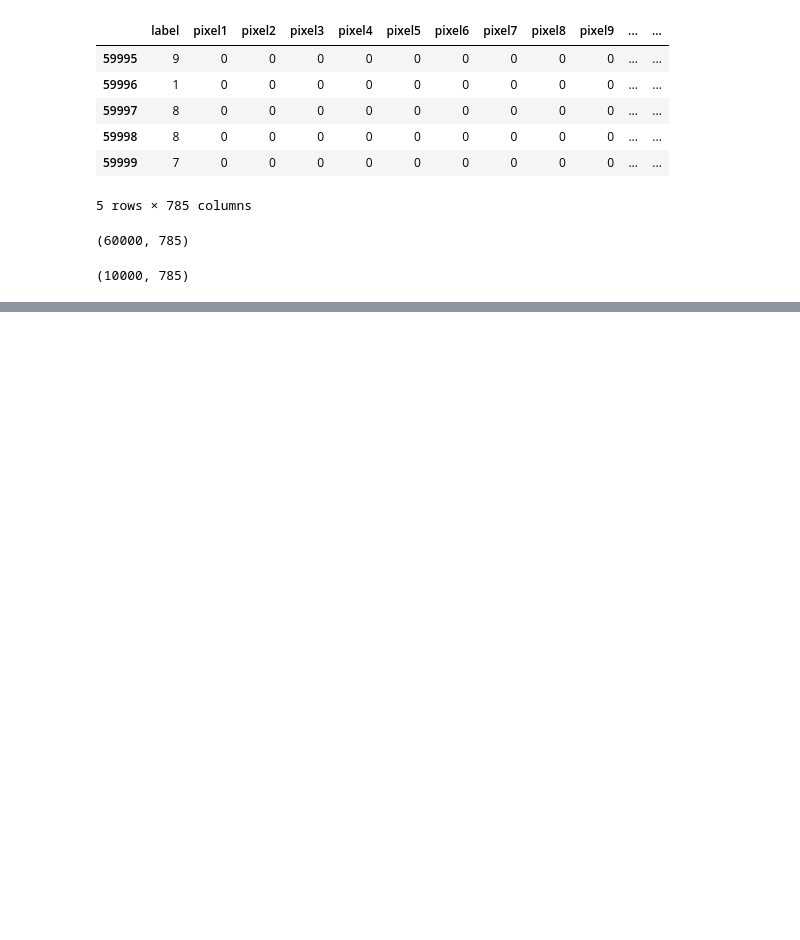
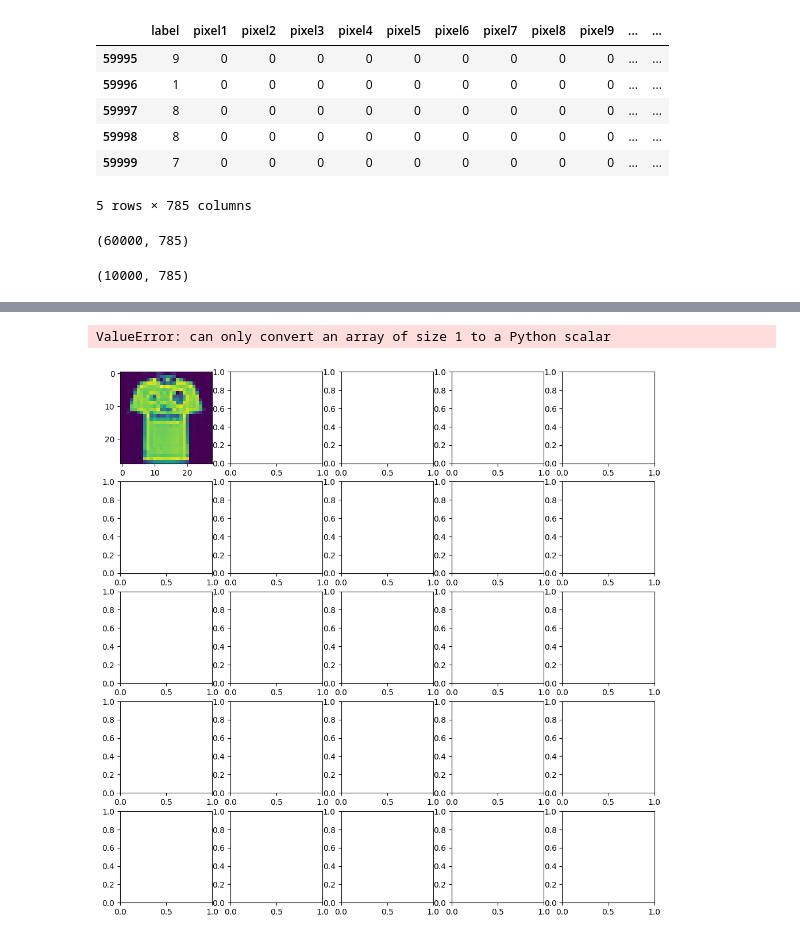
Before and after one commit to astro648/My-AI, a Jupyter notebook: Fashion Classification/FashionClassification.ipynb, the cells around one changed output, grey strips where cells are left out. Drawn from its saved outputs; the diff is of its cells as text; code cells hidden in the pictures; blank space fills up the shorter version.

```diff
--- a/Fashion Classification/FashionClassification.ipynb
+++ b/Fashion Classification/FashionClassification.ipynb
@@ -78,0 +87,10 @@ X_validate = X_validate.reshape(X_validate.shape[0],*(28,28,1))
+# %%
+cnn_model.add(MaxPooling2D(pool_size = (2,2)))
+# %%
+cnn_model.add(Flatten())
+# %%
+cnn_model.add(Dense(units = 32,activation='relu'))
+cnn_model.add(Dense(units = 10,activation='sigmoid'))
+cnn_model.compile(loss = 'sparse_categorical_crossentropy',optimizer = Adam(lr=0.001),metrics=['accuracy'])
+epochs = 50
+cnn_model.fit(X_train,y_train,batch_size=512,epochs=50,verbose=1,validation_data = (X_validate,y_validate))
@@ -78,0 +117,3 @@ X_validate = X_validate.reshape(X_validate.shape[0],*(28,28,1))
+# %%
+evaluation = cnn_model.evaluate(X_test,y_test)
+predicted_classes = cnn_model.predict(X_test)
@@ -78,0 +123,13 @@ X_validate = X_validate.reshape(X_validate.shape[0],*(28,28,1))
+# %%
+L = 5
+W = 5
+fig,axes = plt.subplots(L,W,figsize=(12,12))
+axes = axes.ravel()
+for i in np.arange (0,L*W):
+    axes[i].imshow(X_test[i].reshape(28,28))
+    axes[i].set_title("Prediction Class = {}\n True Class = {}".format(predicted_classes[i].item(), y_test[i].item()))
+    axes[i].axis('off')
+plt.subplots_adjust(wspace=0.5)
+# %% [output]
+ValueError: can only convert an array of size 1 to a Python scalar
+[figure, added]
```
Also changed, not shown: parts of 6 cells of this notebook.
